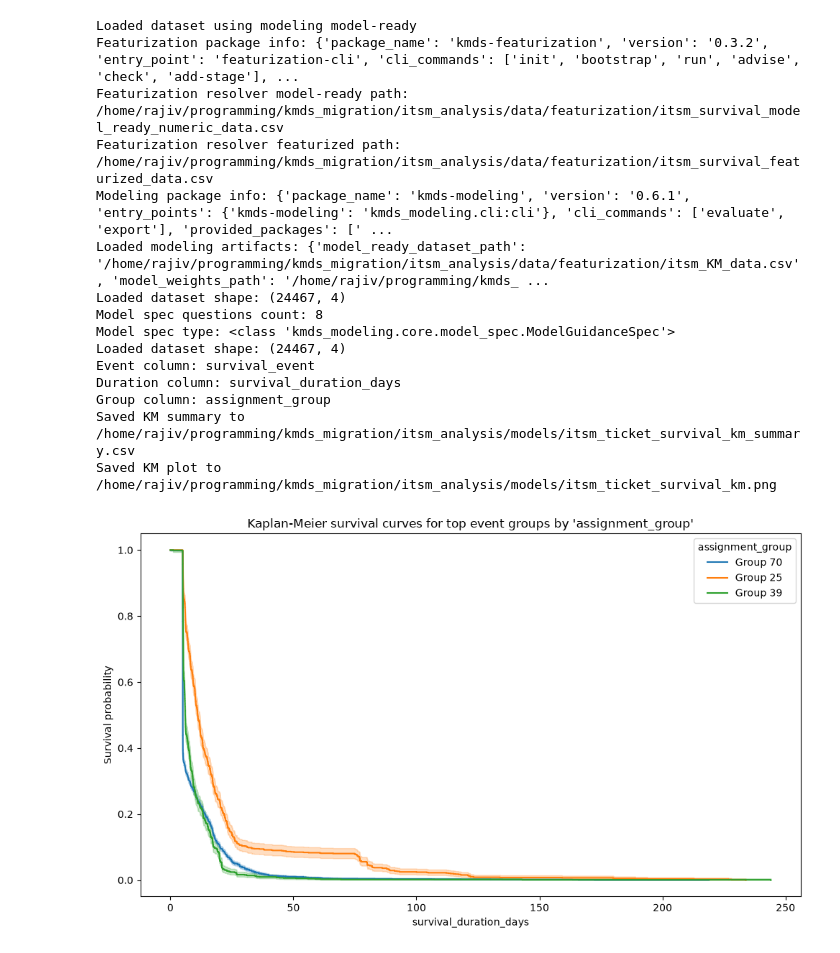
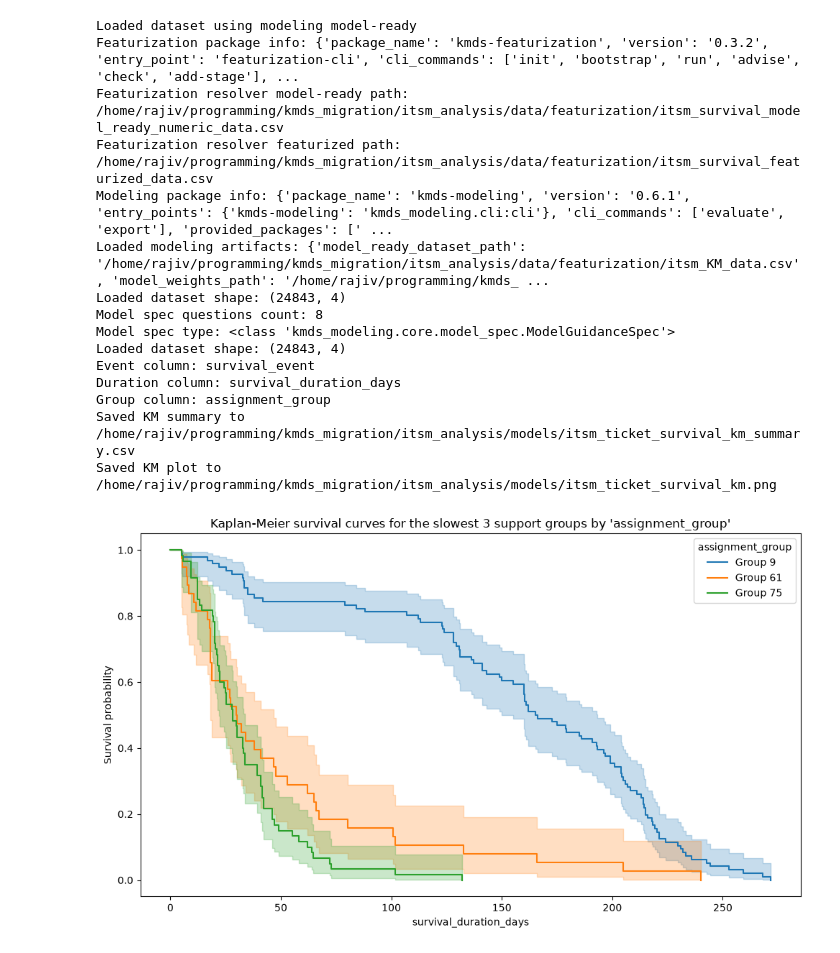
Before and after one commit to rajivsam/kmds_migration, a Jupyter notebook: itsm_analysis/notebooks/create_KM_models.ipynb, the cells around one changed output. Saved outputs shown, nothing was run; the diff lists cells and outputs as text; code cells hidden in the pictures.

```diff
--- a/itsm_analysis/notebooks/create_KM_models.ipynb
+++ b/itsm_analysis/notebooks/create_KM_models.ipynb
@@ -163,12 +163,27 @@ kmf = KaplanMeierFitter()
 fig, ax = plt.subplots(figsize=(10, 6))
 
 if group_col is not None:
-    top_groups = df.groupby(group_col)[event_key].sum().sort_values(ascending=False).head(3).index.tolist()
-    for grp in top_groups:
+    slowest_groups = (
+        df.loc[df[event_key] == 1]
+        .groupby(group_col)[duration_key]
+        .median()
+        .sort_values(ascending=False)
+        .head(3)
+        .index.tolist()
+    )
+    if not slowest_groups:
+        slowest_groups = (
+            df.groupby(group_col)[duration_key]
+            .median()
+            .sort_values(ascending=False)
+            .head(3)
+            .index.tolist()
+        )
+    for grp in slowest_groups:
         mask = df[group_col] == grp
         kmf.fit(df.loc[mask, duration_key], event_observed=df.loc[mask, event_key], label=str(grp))
         kmf.plot_survival_function(ax=ax)
-    ax.set_title(f"Kaplan-Meier survival curves for top event groups by '{group_col}'")
+    ax.set_title(f"Kaplan-Meier survival curves for the slowest {len(slowest_groups)} support groups by '{group_col}'")
     ax.legend(title=group_col)
 else:
     kmf.fit(df[duration_key], event_observed=df[event_key], label="all")
@@ -190,33 +205,33 @@ km_summary = df.groupby(group_col).agg(
 ).sort_values('events', ascending=False).reset_index() if group_col is not None else pd.DataFrame([
     {
         'events': df[event_key].sum(),
         'min_duration': df[duration_key].min(),
         'max_duration': df[duration_key].max(),
         'count': len(df),
     }
 ])
 
 km_summary_path = output_dir / 'itsm_ticket_survival_km_summary.csv'
 fig_path = output_dir / 'itsm_ticket_survival_km.png'
 km_summary.to_csv(km_summary_path, index=False)
 fig.savefig(fig_path, bbox_inches='tight')
 print('Saved KM summary to', km_summary_path)
 print('Saved KM plot to', fig_path)
 plt.show()
 # %% [output]
 Loaded dataset using modeling model-ready
 Featurization package info: {'package_name': 'kmds-featurization', 'version': '0.3.2', 'entry_point': 'featurization-cli', 'cli_commands': ['init', 'bootstrap', 'run', 'advise', 'check', 'add-stage'], ...
 Featurization resolver model-ready path: /home/rajiv/programming/kmds_migration/itsm_analysis/data/featurization/itsm_survival_model_ready_numeric_data.csv
 Featurization resolver featurized path: /home/rajiv/programming/kmds_migration/itsm_analysis/data/featurization/itsm_survival_featurized_data.csv
 Modeling package info: {'package_name': 'kmds-modeling', 'version': '0.6.1', 'entry_points': {'kmds-modeling': 'kmds_modeling.cli:cli'}, 'cli_commands': ['evaluate', 'export'], 'provided_packages': [' ...
 Loaded modeling artifacts: {'model_ready_dataset_path': '/home/rajiv/programming/kmds_migration/itsm_analysis/data/featurization/itsm_KM_data.csv', 'model_weights_path': '/home/rajiv/programming/kmds_ ...
-Loaded dataset shape: (24467, 4)
+Loaded dataset shape: (24843, 4)
 Model spec questions count: 8
 Model spec type: <class 'kmds_modeling.core.model_spec.ModelGuidanceSpec'>
-Loaded dataset shape: (24467, 4)
+Loaded dataset shape: (24843, 4)
 Event column: survival_event
 Duration column: survival_duration_days
 Group column: assignment_group
 Saved KM summary to /home/rajiv/programming/kmds_migration/itsm_analysis/models/itsm_ticket_survival_km_summary.csv
 Saved KM plot to /home/rajiv/programming/kmds_migration/itsm_analysis/models/itsm_ticket_survival_km.png
-[figure, old version]
+[figure, new version]
```
Also changed, not shown: 10 other files.
